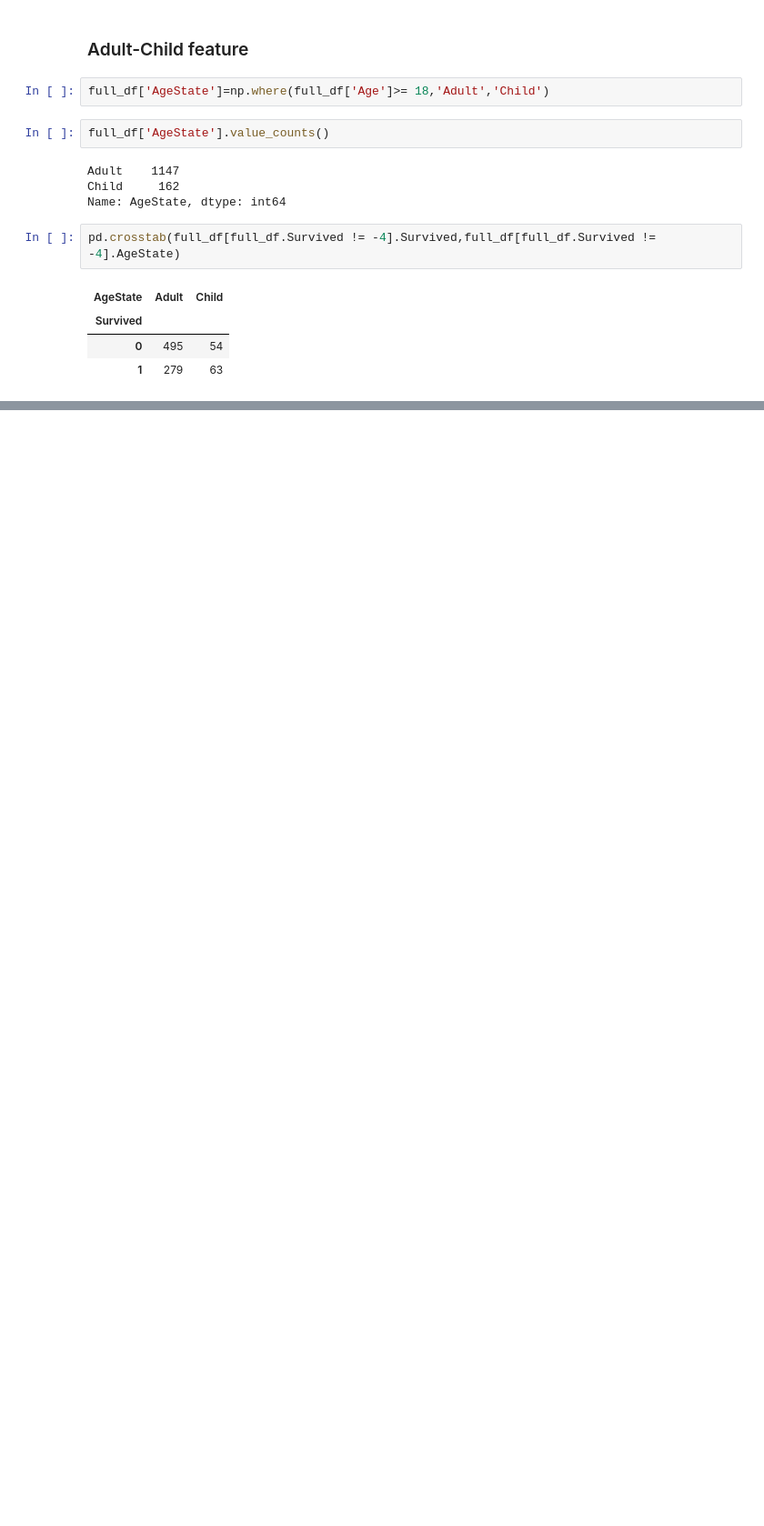
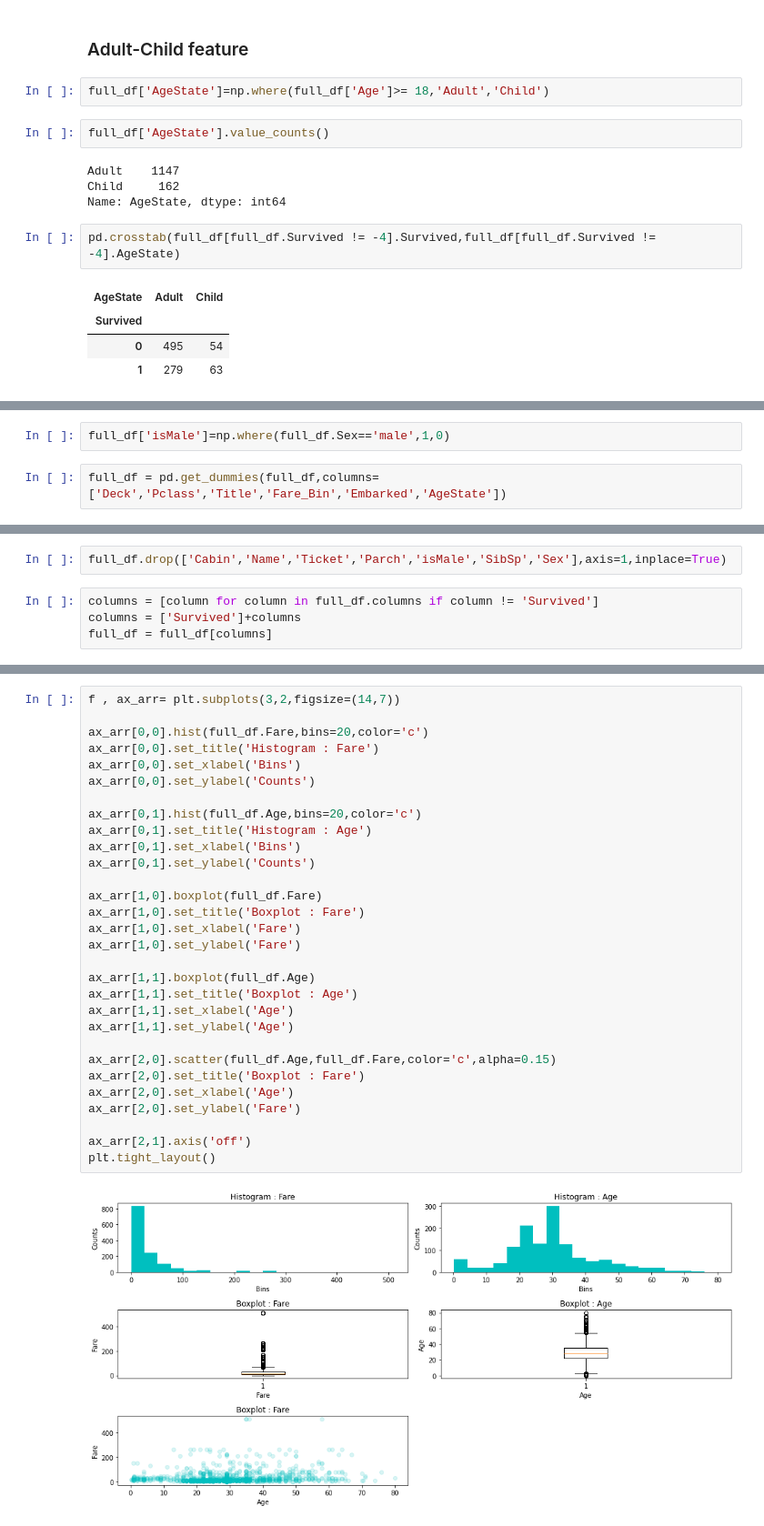
Before and after one commit to Hariru4/titanic_challenge, a Jupyter notebook: Notebooks/1.0_data_exploration.ipynb, the cells around one changed output, grey strips where cells are left out. Shown: that part at 91% size. Saved outputs shown, nothing was run; the diff lists cells and outputs as text; blank space fills up the shorter version.

```diff
--- a/Notebooks/1.0_data_exploration.ipynb
+++ b/Notebooks/1.0_data_exploration.ipynb
@@ -620,0 +718,4 @@ pd.crosstab(full_df[full_df.Survived != -4].Survived,full_df[full_df.Survived !=
+# %%
+full_df['isMale']=np.where(full_df.Sex=='male',1,0)
+# %%
+full_df = pd.get_dummies(full_df,columns=['Deck','Pclass','Title','Fare_Bin','Embarked','AgeState'])
@@ -620,0 +746,6 @@ pd.crosstab(full_df[full_df.Survived != -4].Survived,full_df[full_df.Survived !=
+# %%
+full_df.drop(['Cabin','Name','Ticket','Parch','isMale','SibSp','Sex'],axis=1,inplace=True)
+# %%
+columns = [column for column in full_df.columns if column != 'Survived']
+columns = ['Survived']+columns
+full_df = full_df[columns]
@@ -620,0 +802,32 @@ pd.crosstab(full_df[full_df.Survived != -4].Survived,full_df[full_df.Survived !=
+# %%
+f , ax_arr= plt.subplots(3,2,figsize=(14,7))
+
+ax_arr[0,0].hist(full_df.Fare,bins=20,color='c')
+ax_arr[0,0].set_title('Histogram : Fare')
+ax_arr[0,0].set_xlabel('Bins')
+ax_arr[0,0].set_ylabel('Counts')
+
+ax_arr[0,1].hist(full_df.Age,bins=20,color='c')
+ax_arr[0,1].set_title('Histogram : Age')
+ax_arr[0,1].set_xlabel('Bins')
+ax_arr[0,1].set_ylabel('Counts')
+
+ax_arr[1,0].boxplot(full_df.Fare)
+ax_arr[1,0].set_title('Boxplot : Fare')
+ax_arr[1,0].set_xlabel('Fare')
+ax_arr[1,0].set_ylabel('Fare')
+
+ax_arr[1,1].boxplot(full_df.Age)
+ax_arr[1,1].set_title('Boxplot : Age')
+ax_arr[1,1].set_xlabel('Age')
+ax_arr[1,1].set_ylabel('Age')
+
+ax_arr[2,0].scatter(full_df.Age,full_df.Fare,color='c',alpha=0.15)
+ax_arr[2,0].set_title('Boxplot : Fare')
+ax_arr[2,0].set_xlabel('Age')
+ax_arr[2,0].set_ylabel('Fare')
+
+ax_arr[2,1].axis('off')
+plt.tight_layout()
+# %% [output]
+[figure, added]
```
Also changed, not shown: parts of 29 cells of this notebook, 2 other files.
